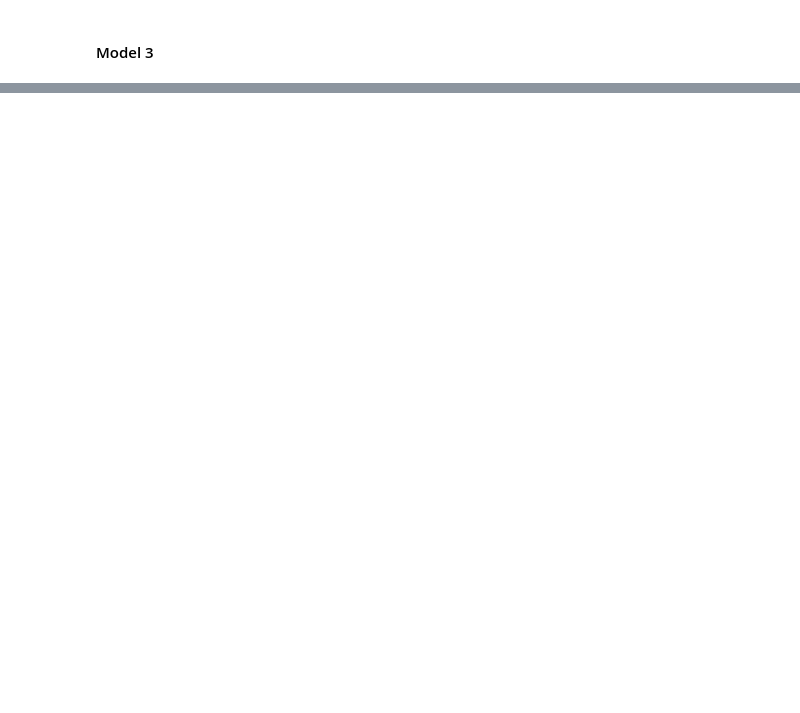
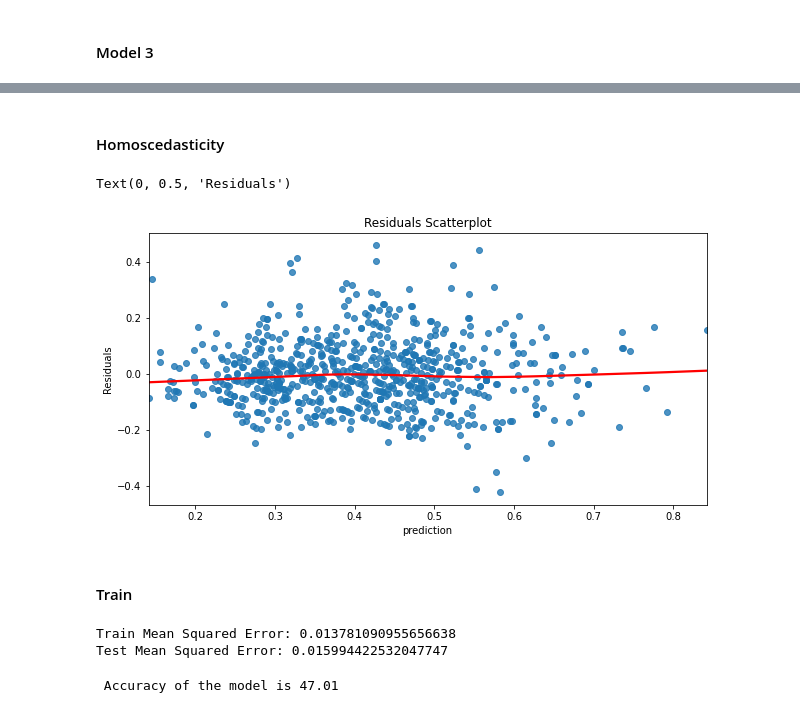
Before and after one commit to wong-ricky/capstone-pokemon, a Jupyter notebook: Pokemon.ipynb, the cells around one changed output, grey strips where cells are left out. Saved outputs shown, nothing was run; the diff lists cells and outputs as text; code cells hidden in the pictures; blank space fills up the shorter version.

```diff
--- a/Pokemon.ipynb
+++ b/Pokemon.ipynb
@@ -464,0 +503,36 @@ Notes:
+# %% [markdown]
+#### Homoscedasticity
+# %%
+plt.figure(figsize=(10,5))
+sns.regplot(x=model.predict(), y=model.resid, lowess=True, line_kws={'color': 'red'})
+plt.title('Residuals Scatterplot')
+plt.xlabel('prediction')
+plt.ylabel('Residuals')
+# %% [output]
+Text(0, 0.5, 'Residuals')
+[figure, added]
+# %% [markdown]
+#### Train
+# %%
+y = dependent
+X = predictors
+X_train, X_test, y_train, y_test = train_test_split(X, y)
+
+linreg = LinearRegression()
+linreg.fit(X_train, y_train)
+
+y_hat_train = linreg.predict(X_train)
+y_hat_test = linreg.predict(X_test)
+
+train_mse = mean_squared_error(y_train, y_hat_train)
+test_mse = mean_squared_error(y_test, y_hat_test)
+print('Train Mean Squared Error:', train_mse)
+print('Test Mean Squared Error:', test_mse)
+# %% [output]
+Train Mean Squared Error: 0.013781090955656638
+Test Mean Squared Error: 0.015994422532047747
+# %%
+Accuracy=r2_score(y_test,y_hat_test)*100
+print(" Accuracy of the model is %.2f" %Accuracy)
+# %% [output]
+ Accuracy of the model is 47.01
```
Also changed, not shown: parts of 15 cells of this notebook.
